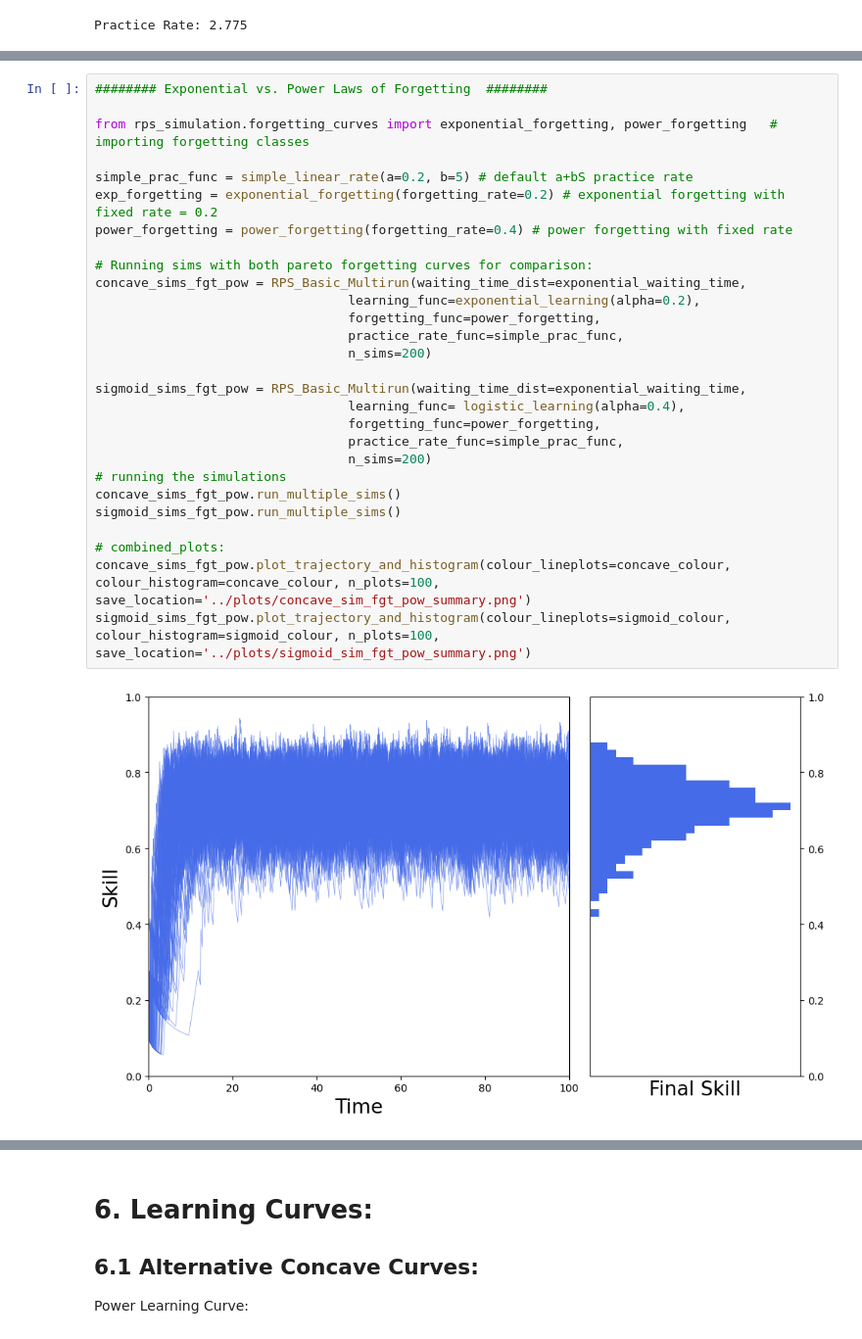
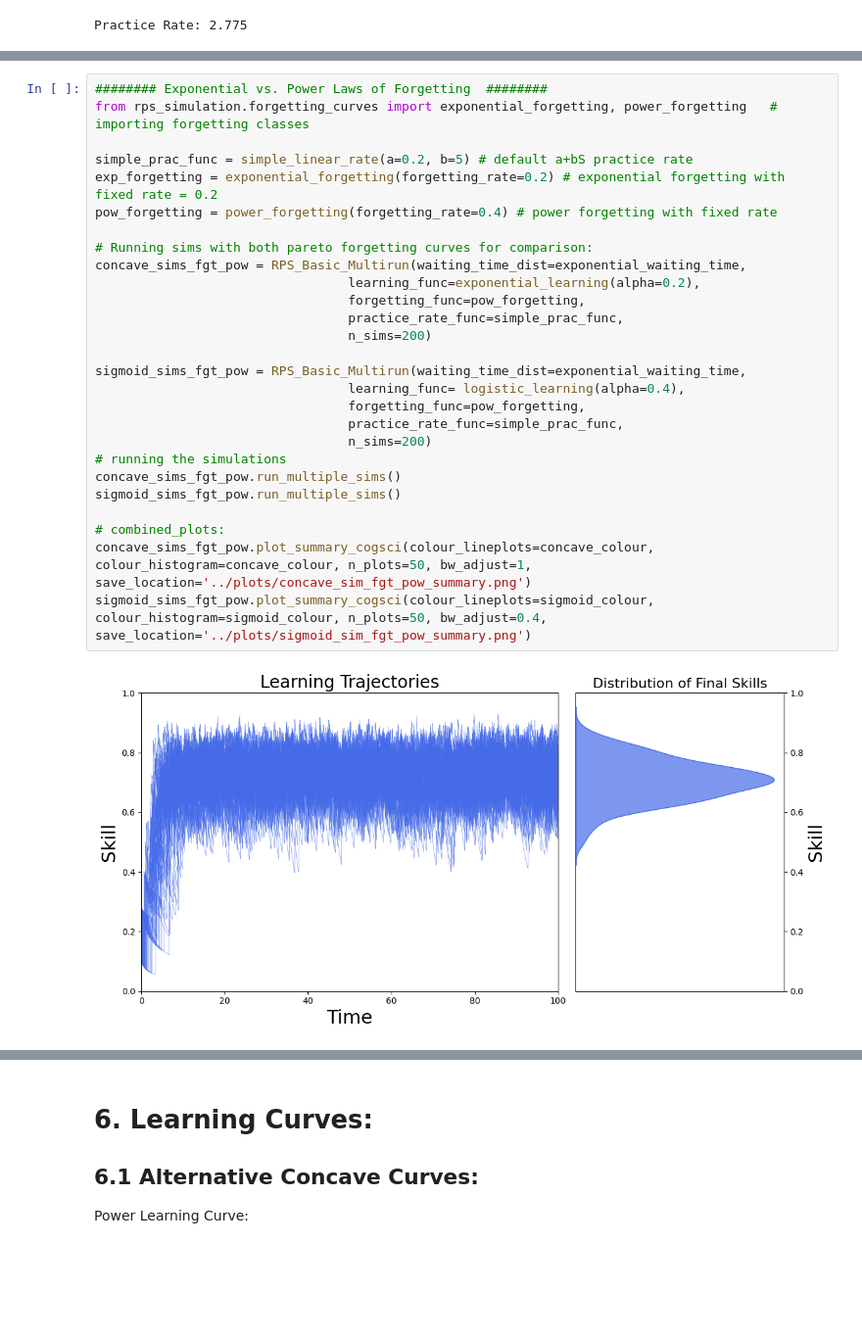
Before and after one commit to plaskar/rps_model, a Jupyter notebook: notebooks/Basic Model Analysis.ipynb, the cells around one changed output, grey strips where cells are left out. Shown at 98% size. Saved outputs shown, nothing was run; the diff lists cells and outputs as text; blank space fills up the shorter version.

```diff
--- a/notebooks/Basic Model Analysis.ipynb
+++ b/notebooks/Basic Model Analysis.ipynb
@@ -206,31 +182,30 @@ $$S(t) = \frac{S_0}{(1+t)^\beta}$$
 We simulate $n=200$ concave and sigmoid learners as the basic RPS model, changing only the forgetting curve to a power law with $\beta=0.4$ as the forgetting rate.
 # %%
 ######## Exponential vs. Power Laws of Forgetting  ########
-
 from rps_simulation.forgetting_curves import exponential_forgetting, power_forgetting   # importing forgetting classes
 
 simple_prac_func = simple_linear_rate(a=0.2, b=5) # default a+bS practice rate
 exp_forgetting = exponential_forgetting(forgetting_rate=0.2) # exponential forgetting with fixed rate = 0.2
-power_forgetting = power_forgetting(forgetting_rate=0.4) # power forgetting with fixed rate
+pow_forgetting = power_forgetting(forgetting_rate=0.4) # power forgetting with fixed rate
 
 # Running sims with both pareto forgetting curves for comparison:
 concave_sims_fgt_pow = RPS_Basic_Multirun(waiting_time_dist=exponential_waiting_time,
                                  learning_func=exponential_learning(alpha=0.2),
-                                 forgetting_func=power_forgetting,
+                                 forgetting_func=pow_forgetting,
                                  practice_rate_func=simple_prac_func,
                                  n_sims=200)
 
 sigmoid_sims_fgt_pow = RPS_Basic_Multirun(waiting_time_dist=exponential_waiting_time,
                                  learning_func= logistic_learning(alpha=0.4),
-                                 forgetting_func=power_forgetting,
+                                 forgetting_func=pow_forgetting,
                                  practice_rate_func=simple_prac_func,
                                  n_sims=200)
 # running the simulations
 concave_sims_fgt_pow.run_multiple_sims()
 sigmoid_sims_fgt_pow.run_multiple_sims()
 
 # combined_plots:
-concave_sims_fgt_pow.plot_trajectory_and_histogram(colour_lineplots=concave_colour, colour_histogram=concave_colour, n_plots=100, save_location='../plots/concave_sim_fgt_pow_summary.png')
-sigmoid_sims_fgt_pow.plot_trajectory_and_histogram(colour_lineplots=sigmoid_colour, colour_histogram=sigmoid_colour, n_plots=100, save_location='../plots/sigmoid_sim_fgt_pow_summary.png')
+concave_sims_fgt_pow.plot_summary_cogsci(colour_lineplots=concave_colour, colour_histogram=concave_colour, n_plots=50, bw_adjust=1, save_location='../plots/concave_sim_fgt_pow_summary.png')
+sigmoid_sims_fgt_pow.plot_summary_cogsci(colour_lineplots=sigmoid_colour, colour_histogram=sigmoid_colour, n_plots=50, bw_adjust=0.4, save_location='../plots/sigmoid_sim_fgt_pow_summary.png')
 # %% [output]
-[figure, old version]
+[figure, new version]
```
Also changed, not shown: parts of 10 cells of this notebook, 39 other files.
